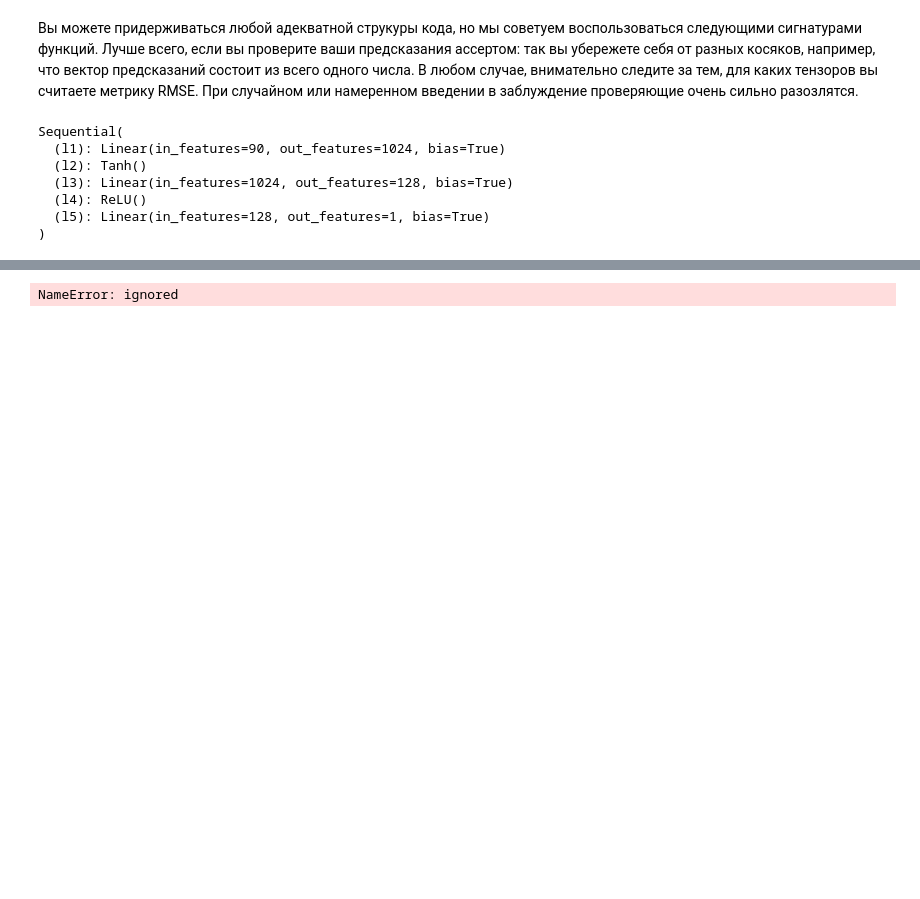
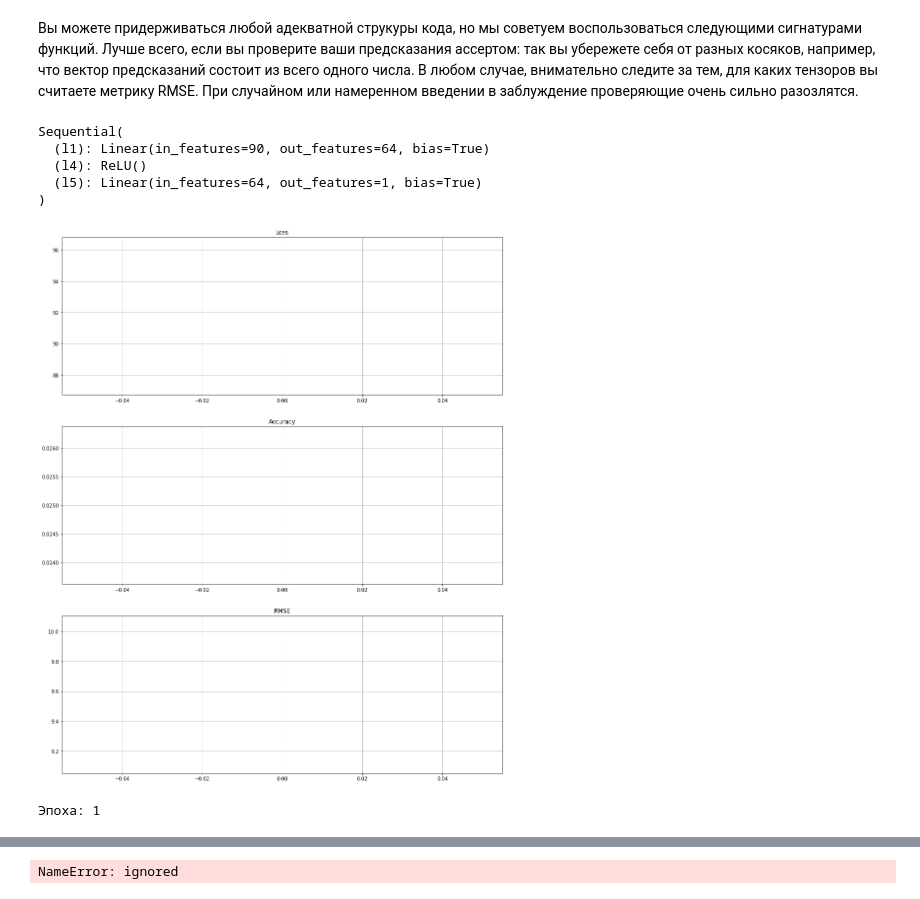
Before and after one commit to krottttt/iad, a Jupyter notebook: sem_3_hw_1/hw01_1.ipynb, the cells around one changed output, grey strips where cells are left out. Cells and saved outputs as stored; diff of their text form; code cells hidden in the pictures; blank space fills up the shorter version.

Commit message:
v1.2 testing on little data_batch

```diff
--- a/sem_3_hw_1/hw01_1.ipynb
+++ b/sem_3_hw_1/hw01_1.ipynb
@@ -168,30 +185,12 @@ device = torch.device("cuda" if torch.cuda.is_available() else "cpu")
 x_norm_1 = torch.from_numpy(x_norm)
 y_train = y_train.astype(np.single)
 train_set = RandomDataset(x_norm,y_train)
-train_loader = torch.utils.data.DataLoader(train_set, batch_size=256, shuffle=True)
+train_loader = torch.utils.data.DataLoader(train_set, batch_size=batch, shuffle=True)
 
 x_test_norm = x_test_norm.astype(np.single)
 y_test = y_test.astype(np.single)
 test_set = RandomDataset(x_test_norm,y_test)
 test_loader = torch.utils.data.DataLoader(test_set, batch_size=len(y_test), shuffle=False)
-
-model = nn.Sequential()                 # создаем пустую модель, в которую будем добавлять слои
-model.add_module('l1', nn.Linear(x_norm.shape[1], 1024)) # добавили слой с 5-ю нейронами на вход и 3-мя на выход
-model.add_module('l2', nn.Tanh())       # добавили функцию активации
-model.add_module('l3', nn.Linear(1024, 128))
-model.add_module('l4', nn.ReLU())
-model.add_module('l5', nn.Linear(128, 1))
-optimizer = torch.optim.Adam(model.parameters(), lr=0.5)
-criterion = nn.MSELoss()
-model.to(device)
-# %% [output]
-Sequential(
-  (l1): Linear(in_features=90, out_features=1024, bias=True)
-  (l2): Tanh()
-  (l3): Linear(in_features=1024, out_features=128, bias=True)
-  (l4): ReLU()
-  (l5): Linear(in_features=128, out_features=1, bias=True)
-)
 # %%
 import pdb
 # %%
@@ -243,3 +275,39 @@ def test(model, criterion, test_loader):
             #print("Предикт:",predicts)
             #print("Предикт shape:",predicts.shape)
     return pred
+# %%
+lr = 0.01
+n_neirons_1 = 64
+batch = 256
+epoches = 60
+# %%
+x_norm_1 = torch.from_numpy(x_norm_l)
+y_train_l = y_tr_l.astype(np.single)
+train_set_l = RandomDataset(x_norm_l,y_train_l)
+train_loader_l = torch.utils.data.DataLoader(train_set_l, batch_size=batch, shuffle=True)
+
+x_test_norm_l = x_test_norm_l.astype(np.single)
+y_test_l = y_test_l.astype(np.single)
+test_set_l = RandomDataset(x_test_norm_l,y_test_l)
+test_loader_l = torch.utils.data.DataLoader(test_set_l, batch_size=len(y_test_l), shuffle=False)
+# %%
+model = nn.Sequential()                 # создаем пустую модель, в которую будем добавлять слои
+model.add_module('l1', nn.Linear(x_norm.shape[1], n_neirons_1)) # добавили слой с 5-ю нейронами на вход и 3-мя на выход
+#model.add_module('l2', nn.Tanh())       # добавили функцию активации
+#model.add_module('l3', nn.Linear(128, 89))
+model.add_module('l4', nn.ReLU())
+model.add_module('l5', nn.Linear(n_neirons_1, 1))
+optimizer = torch.optim.SGD(model.parameters(), lr=lr)
+criterion = nn.MSELoss()
+model.to(device)
+# %% [output]
+Sequential(
+  (l1): Linear(in_features=90, out_features=64, bias=True)
+  (l4): ReLU()
+  (l5): Linear(in_features=64, out_features=1, bias=True)
+)
+# %%
+train(model,optimizer,criterion,train_loader_l,test_loader_l)
+# %% [output]
+[figure, added]
+Эпоха: 1
```
Also changed, not shown: parts of 8 cells of this notebook.
